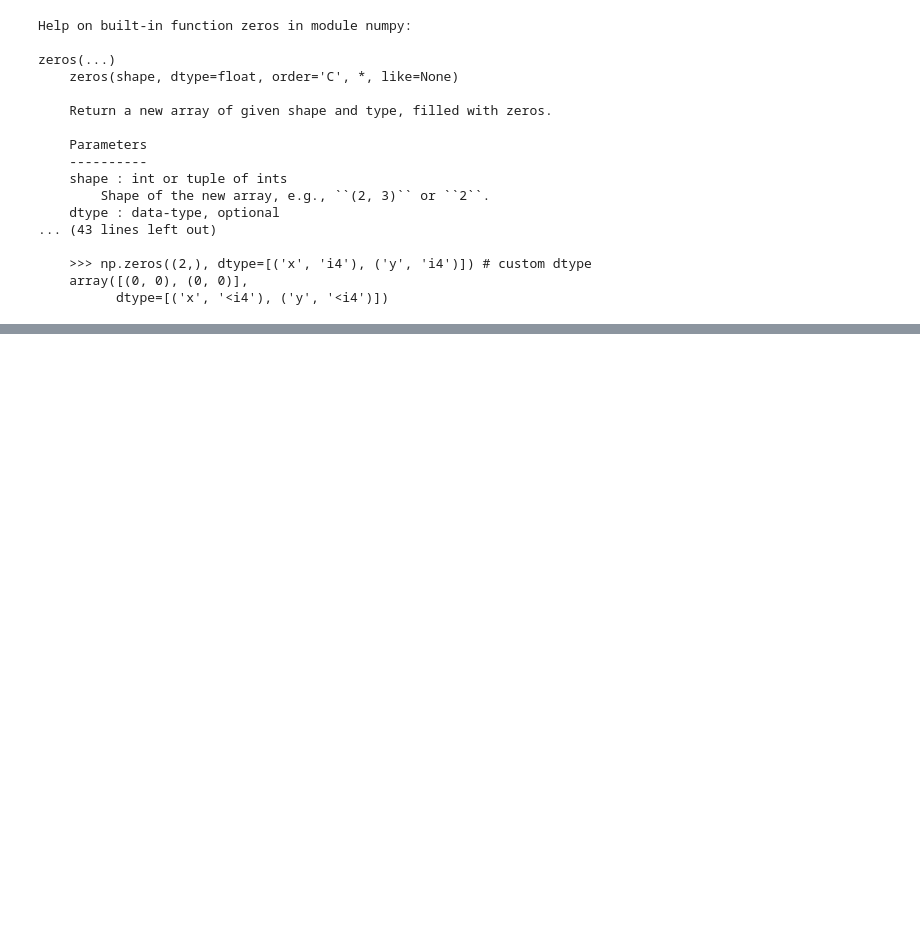
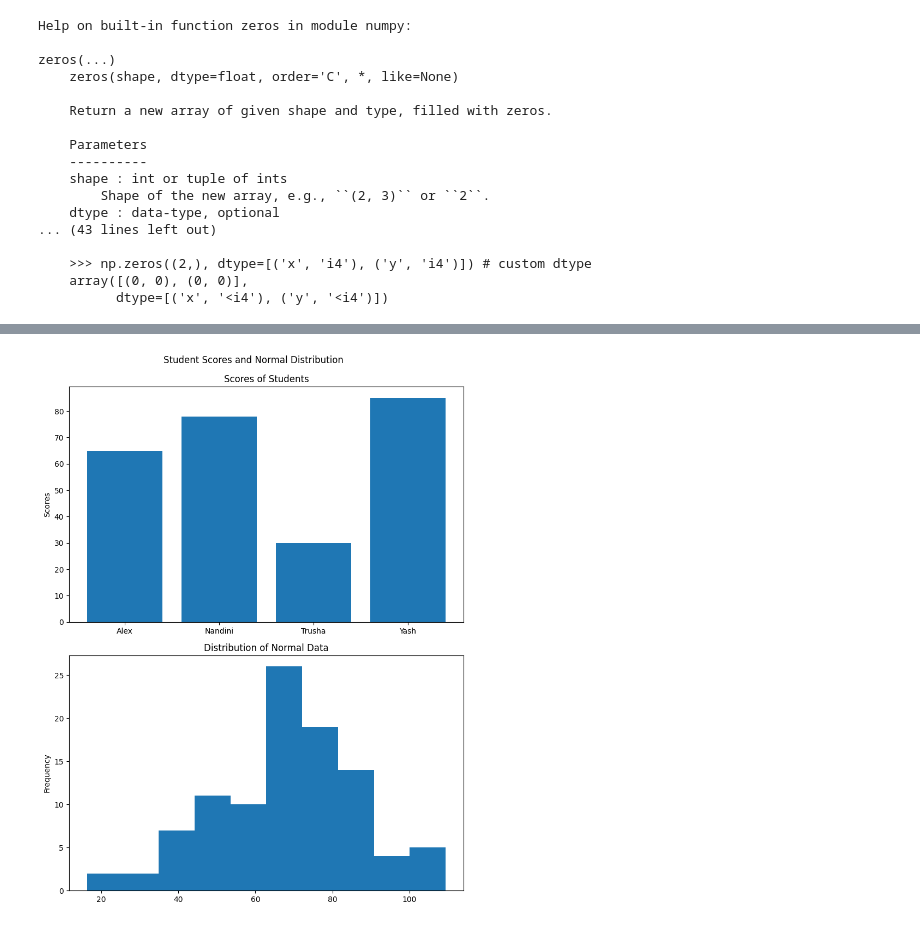
Before and after one commit to alyssakokkatt/stats, a Jupyter notebook: Jan16.ipynb, the cells around one changed output, grey strips where cells are left out. Cells and saved outputs as stored; diff of their text form; code cells hidden in the pictures; blank space fills up the shorter version.

```diff
--- a/Jan16.ipynb
+++ b/Jan16.ipynb
@@ -299,0 +422,18 @@ zeros(...)
+# %%
+fig, ax = plt.subplots(2, 1, figsize=(8, 10)) # Create 2 rows, 1 column of subplots
+
+# Plot 1: Bar chart on the first Axes (ax[0])
+ax[0].bar(scores_dict.keys(), scores_dict.values())
+ax[0].set_ylabel("Scores")
+ax[0].set_title("Scores of Students")
+
+# Plot 2: Histogram on the second Axes (ax[1])
+ax[1].hist(normal_dist)
+ax[1].set_ylabel("Frequency")
+ax[1].set_title("Distribution of Normal Data")
+
+plt.tight_layout() # Adjust layout to prevent overlapping titles/labels
+plt.suptitle("Student Scores and Normal Distribution", y=1.02) # Overall title
+plt.show()
+# %% [output]
+[figure, added]
```
Also changed, not shown: parts of 30 cells of this notebook.
